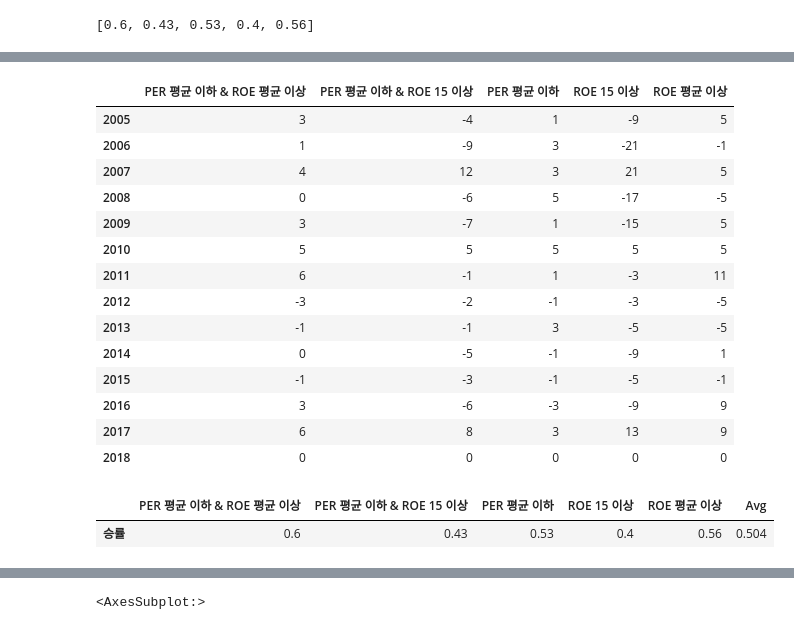
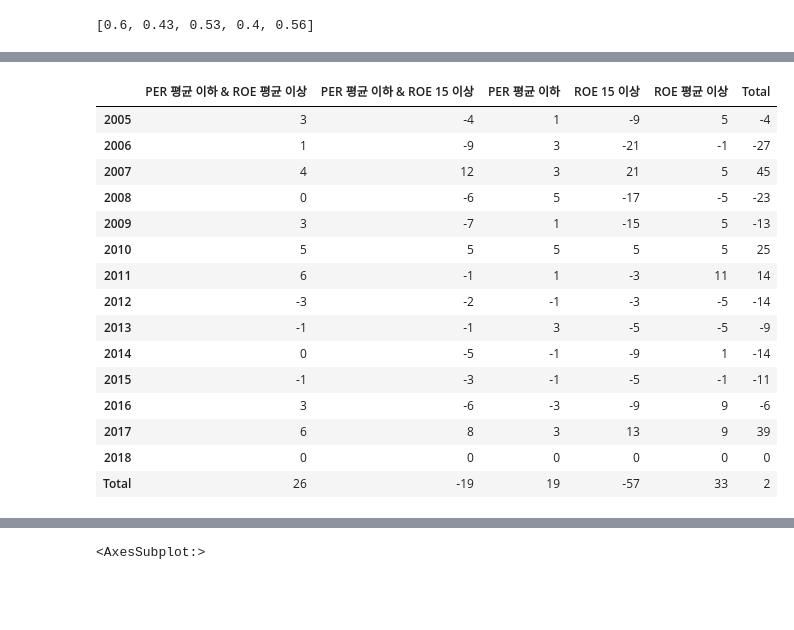
Before and after one commit to dss-16th/eda-repo-1, a Jupyter notebook: eda_per_roa_cap.ipynb, the cells around one changed output, grey strips where cells are left out. Saved outputs shown, nothing was run; the diff lists cells and outputs as text; code cells hidden in the pictures; blank space fills up the shorter version.

```diff
--- a/eda_per_roa_cap.ipynb
+++ b/eda_per_roa_cap.ipynb
@@ -698,27 +705,33 @@ for i in range(len(df_show['년도'].unique().tolist())):
 # %%
 df_year = pd.DataFrame(
     columns=['PER 평균 이하 & ROE 평균 이상', 'PER 평균 이하 & ROE 15 이상', 'PER 평균 이하', 'ROE 15 이상', 'ROE 평균 이상'],
     index=[idx_year])
 df_year['PER 평균 이하 & ROE 평균 이상'] = ls_pr
 df_year['PER 평균 이하 & ROE 15 이상'] = ls_pr15
 df_year['PER 평균 이하'] = ls_p
 df_year['ROE 15 이상'] = ls_r15
 df_year ['ROE 평균 이상'] = ls_r
 
+df_year['Total'] = df_year.sum(axis=1, numeric_only=True)
+df_year_tp = df_year.transpose()
+df_year_tp['Total'] = df_year_tp.sum(axis=1, numeric_only=True)
+df_year = df_year_tp.transpose()
+
 df_year
 # %% [output]
-|  | PER 평균 이하 & ROE 평균 이상 | PER 평균 이하 & ROE 15 이상 | PER 평균 이하 | ROE 15 이상 | ROE 평균 이상 |
-| 2005 | 3 | -4 | 1 | -9 | 5 |
-| 2006 | 1 | -9 | 3 | -21 | -1 |
-| 2007 | 4 | 12 | 3 | 21 | 5 |
-| 2008 | 0 | -6 | 5 | -17 | -5 |
-| 2009 | 3 | -7 | 1 | -15 | 5 |
-| 2010 | 5 | 5 | 5 | 5 | 5 |
-| 2011 | 6 | -1 | 1 | -3 | 11 |
-| 2012 | -3 | -2 | -1 | -3 | -5 |
-| 2013 | -1 | -1 | 3 | -5 | -5 |
-| 2014 | 0 | -5 | -1 | -9 | 1 |
-| 2015 | -1 | -3 | -1 | -5 | -1 |
-| 2016 | 3 | -6 | -3 | -9 | 9 |
-| 2017 | 6 | 8 | 3 | 13 | 9 |
-| 2018 | 0 | 0 | 0 | 0 | 0 |
+|  | PER 평균 이하 & ROE 평균 이상 | PER 평균 이하 & ROE 15 이상 | PER 평균 이하 | ROE 15 이상 | ROE 평균 이상 | Total |
+| 2005 | 3 | -4 | 1 | -9 | 5 | -4 |
+| 2006 | 1 | -9 | 3 | -21 | -1 | -27 |
+| 2007 | 4 | 12 | 3 | 21 | 5 | 45 |
+| 2008 | 0 | -6 | 5 | -17 | -5 | -23 |
+| 2009 | 3 | -7 | 1 | -15 | 5 | -13 |
+| 2010 | 5 | 5 | 5 | 5 | 5 | 25 |
+| 2011 | 6 | -1 | 1 | -3 | 11 | 14 |
+| 2012 | -3 | -2 | -1 | -3 | -5 | -14 |
+| 2013 | -1 | -1 | 3 | -5 | -5 | -9 |
+| 2014 | 0 | -5 | -1 | -9 | 1 | -14 |
+| 2015 | -1 | -3 | -1 | -5 | -1 | -11 |
+| 2016 | 3 | -6 | -3 | -9 | 9 | -6 |
+| 2017 | 6 | 8 | 3 | 13 | 9 | 39 |
+| 2018 | 0 | 0 | 0 | 0 | 0 | 0 |
+| Total | 26 | -19 | 19 | -57 | 33 | 2 |
@@ -736,5 +737,0 @@ df_year.loc['Total'] = df_year.sum(axis=0, numeric_only=True)
-# %%
-df_win
-# %% [output]
-|  | PER 평균 이하 & ROE 평균 이상 | PER 평균 이하 & ROE 15 이상 | PER 평균 이하 | ROE 15 이상 | ROE 평균 이상 | Avg |
-| 승률 | 0.6 | 0.43 | 0.53 | 0.4 | 0.56 | 0.504 |
```
Also changed, not shown: parts of 7 cells of this notebook.
